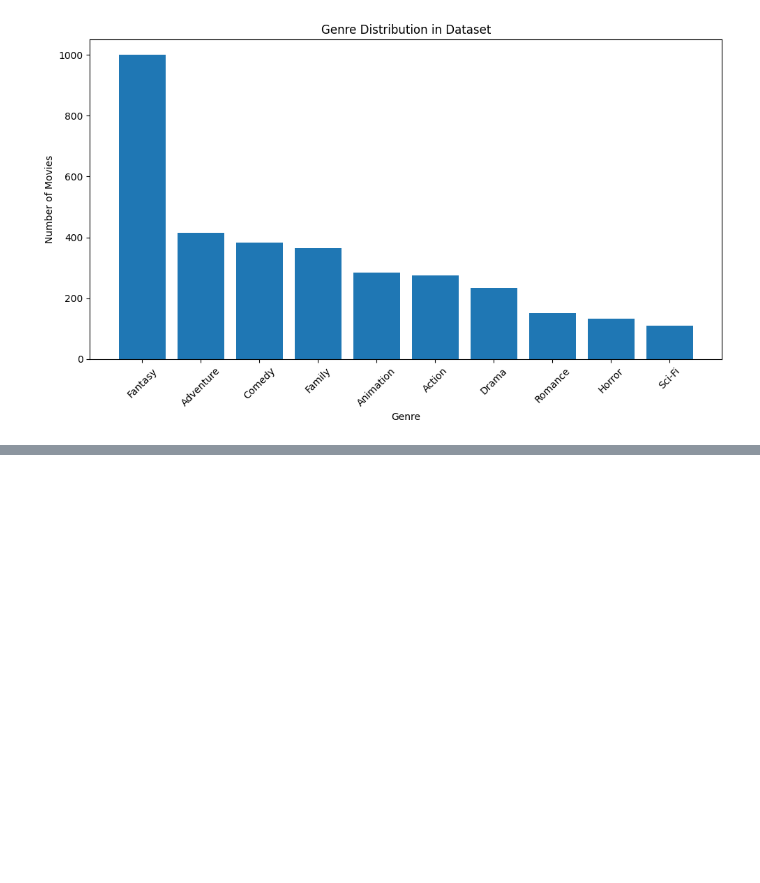
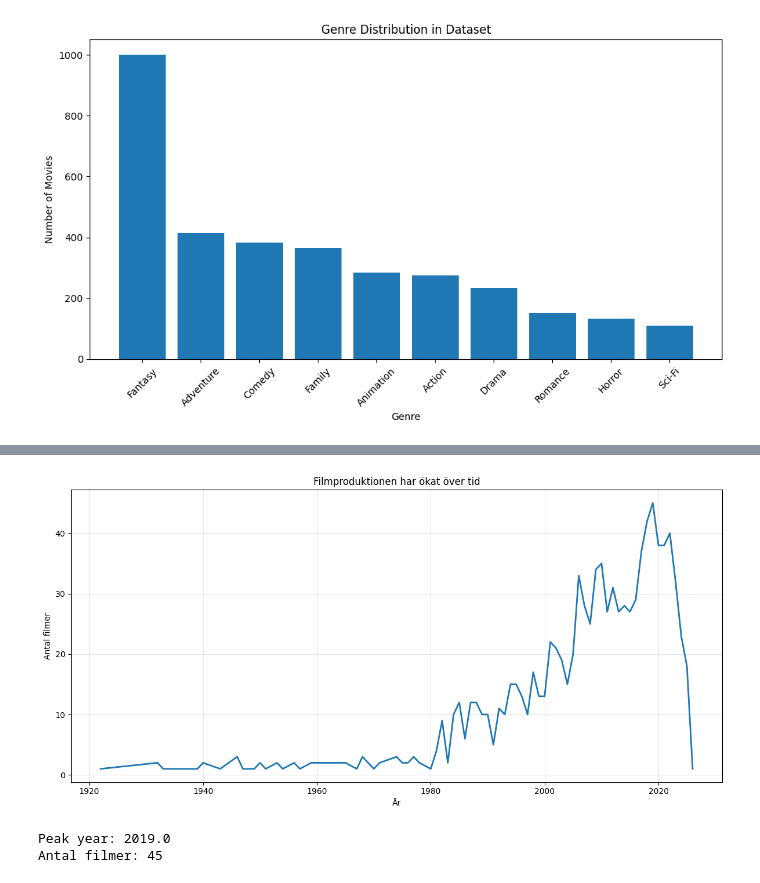
Before and after one commit to GrannyApples/Grupp7_Datavisualisering_DE_UX, a Jupyter notebook: notebooks/eda_ghalia.ipynb, the cells around one changed output, grey strips where cells are left out. Drawn from its saved outputs; the diff is of its cells as text; code cells hidden in the pictures; blank space fills up the shorter version.

```diff
--- a/notebooks/eda_ghalia.ipynb
+++ b/notebooks/eda_ghalia.ipynb
@@ -284,0 +316,15 @@ plt.show()
+# %%
+# räkna hur många filmer som finns per år
+movies_per_year = (
+    df_db.groupby("release_year")
+         .size()
+         .sort_index()
+)
+
+# visa de första åren
+print("Första år:")
+print(movies_per_year.head())
+
+# visa de senaste åren
+print("\nSenaste år:")
+print(movies_per_year.tail())
@@ -284,0 +349,29 @@ plt.show()
+# %%
+# skapa figur
+fig, ax = plt.subplots(figsize=(12, 6))
+
+# linjediagram över antal filmer per år
+ax.plot(
+    movies_per_year.index,
+    movies_per_year.values,
+    linewidth=2
+)
+
+ax.set_title("Filmproduktionen har ökat över tid")
+ax.set_xlabel("År")
+ax.set_ylabel("Antal filmer")
+ax.grid(alpha=0.3) # rutnät
+plt.tight_layout()
+plt.show()
+# %% [output]
+[figure, added]
+# %%
+# hitta året med flest filmer
+peak_year = movies_per_year.idxmax()
+peak_value = movies_per_year.max()
+
+print("Peak year:", peak_year)
+print("Antal filmer:", peak_value)
+# %% [output]
+Peak year: 2019.0
+Antal filmer: 45
```
Also changed, not shown: parts of 34 cells of this notebook, 6 other files.
